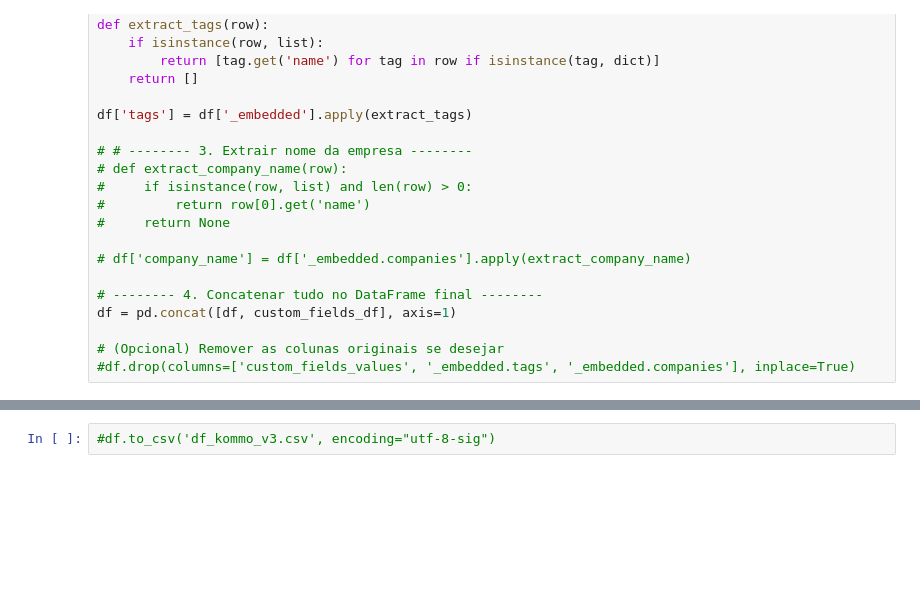
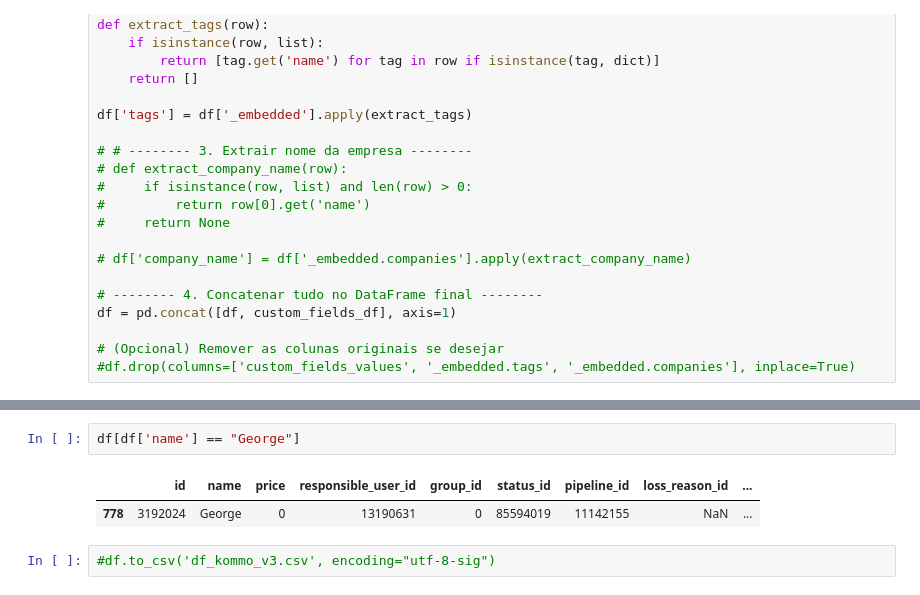
Before and after one commit to granadomarcos/etl-bi-kommo-api, a Jupyter notebook: crm-kommo-api.ipynb, the cells around one changed output, grey strips where cells are left out. Drawn from its saved outputs; the diff is of its cells as text; blank space fills up the shorter version.

```diff
--- a/crm-kommo-api.ipynb
+++ b/crm-kommo-api.ipynb
@@ -131,3 +183,8 @@ df.head(5)
+# %%
+df[df['name'] == "George"]
+# %% [output]
+|  | id | name | price | responsible_user_id | group_id | status_id | pipeline_id | loss_reason_id | ... |
+| 778 | 3192024 | George | 0 | 13190631 | 0 | 85594019 | 11142155 | NaN | ... |
 # %%
 #df.to_csv('df_kommo_v3.csv', encoding="utf-8-sig")
 # %%
```
Also changed, not shown: parts of 42 cells of this notebook, 1 other file.
